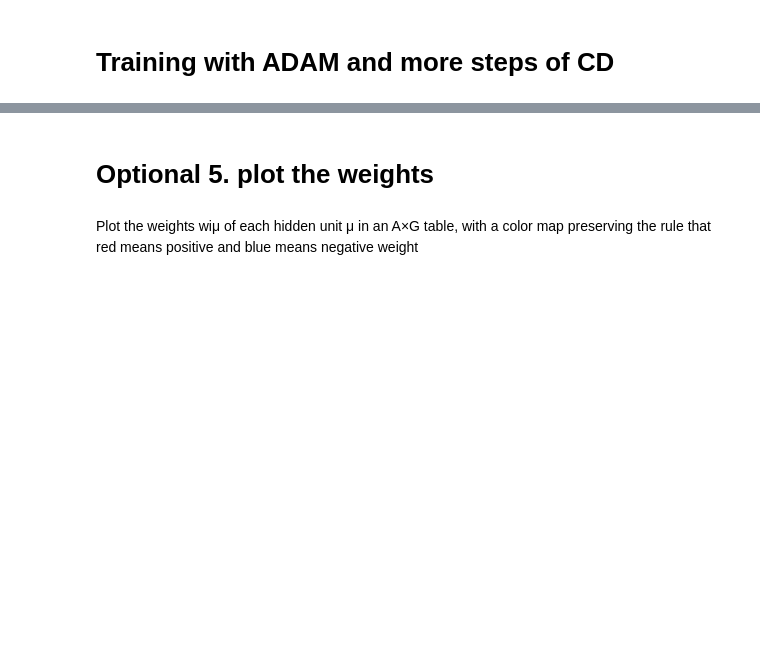
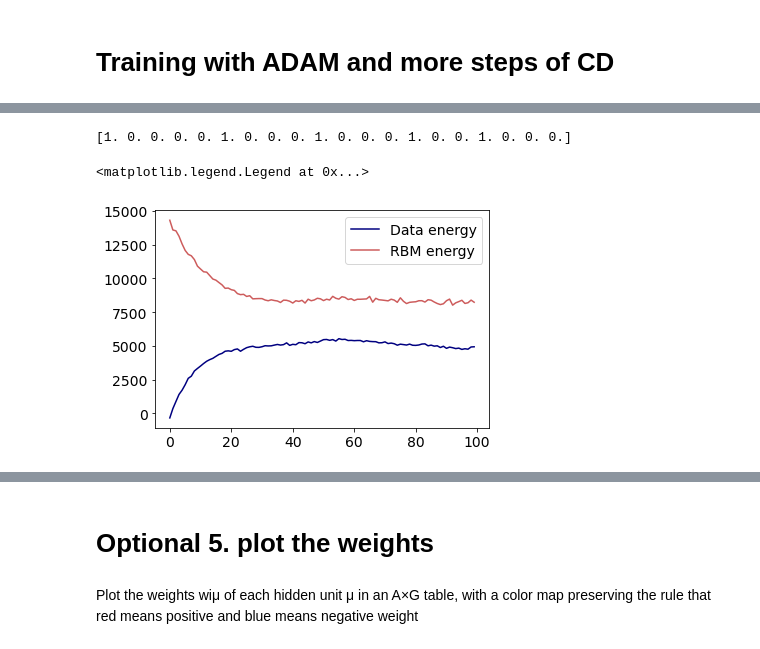
Before and after one commit to isottongloria/LCP-MODULE_B, a Jupyter notebook: RBM_23-point_4+2+3.ipynb, the cells around one changed output, grey strips where cells are left out. Drawn from its saved outputs; the diff is of its cells as text; code cells hidden in the pictures; blank space fills up the shorter version.

```diff
--- a/RBM_23-point_4+2+3.ipynb
+++ b/RBM_23-point_4+2+3.ipynb
@@ -464 +494,13 @@ CUMULATIVE PROBABILITY :  [8.69375016e-09 9.88895646e-01 9.99999980e-01 1.000000
 ... (10 outputs left out)
+# %%
+print(vf)
+# %% [output]
+[1. 0. 0. 0. 0. 1. 0. 0. 0. 1. 0. 0. 0. 1. 0. 0. 1. 0. 0. 0.]
+# %%
+fig, ax = plt.subplots()
+ax.plot(np.arange(100), E_d, label='Data energy', color='navy')
+ax.plot(np.arange(100), E_rbm, label='RBM energy', color='indianred')
+ax.legend(loc='best')
+# %% [output]
+<matplotlib.legend.Legend at 0x...>
+[figure, added]
```
Also changed, not shown: parts of 9 cells of this notebook.
